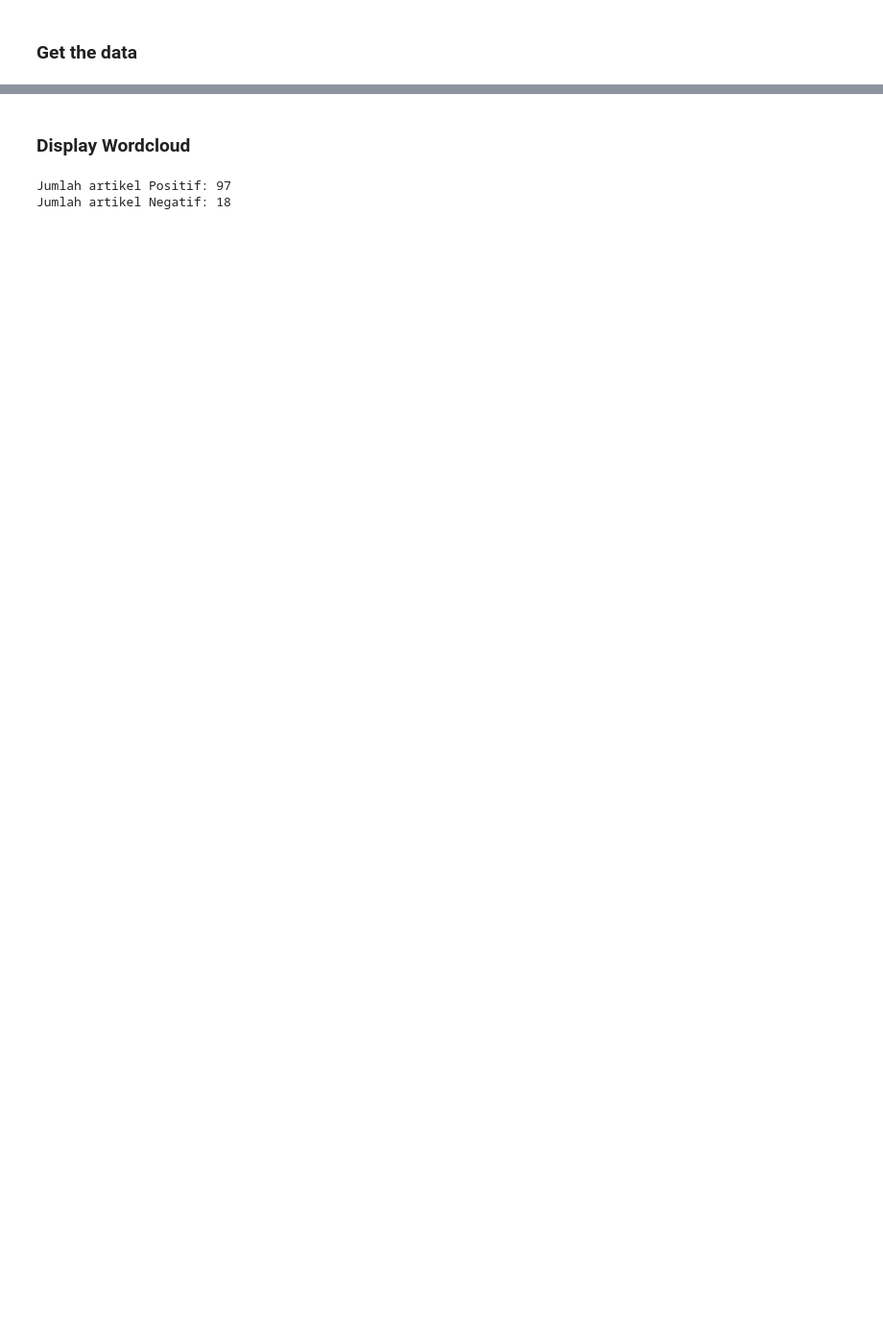
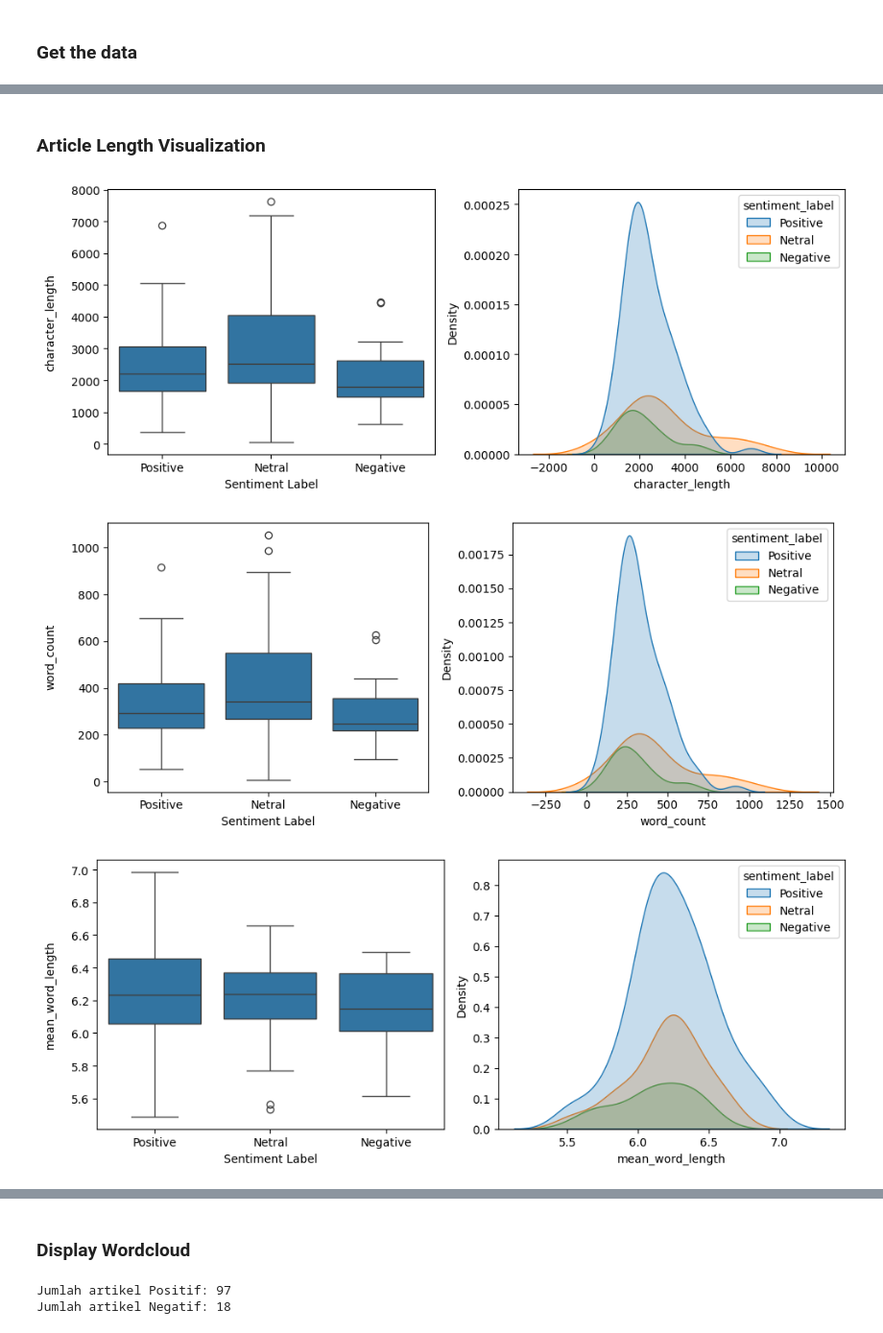
Before and after one commit to Tegarr123/LionAir-articles-sentiment-analysis, a Jupyter notebook: notebook/2_Articles_EDA.ipynb, the cells around one changed output, grey strips where cells are left out. Shown at 96% size. Cells and saved outputs as stored; diff of their text form; code cells hidden in the pictures; blank space fills up the shorter version.

```diff
--- a/notebook/2_Articles_EDA.ipynb
+++ b/notebook/2_Articles_EDA.ipynb
@@ -10,0 +123,28 @@ df_article = pd.read_csv("data/cleaned_article2.csv")
+# %% [markdown]
+### Article Length Visualization
+# %%
+def visualize(col):
+    plt.figure(figsize=(10, 4))
+
+    # --- Boxplot ---
+    plt.subplot(1, 2, 1)
+    sns.boxplot(data=df_article, x='sentiment_label', y=col)
+    plt.ylabel(col, labelpad=12.5)
+    plt.xlabel('Sentiment Label')
+
+    # --- KDE Plot ---
+    plt.subplot(1, 2, 2)
+    sns.kdeplot(data=df_article, x=col, hue='sentiment_label', fill=True)
+    plt.xlabel(col)
+    plt.ylabel('Density')
+
+    plt.tight_layout()
+    plt.show()
+
+length_columns = ['character_length', 'word_count', 'mean_word_length', 'mean_sent_length']
+for col in length_columns:
+    visualize(col)
+# %% [output]
+[figure, added]
+[figure, added]
+[figure, added]
```
Also changed, not shown: parts of 27 cells of this notebook, 3 other files.
